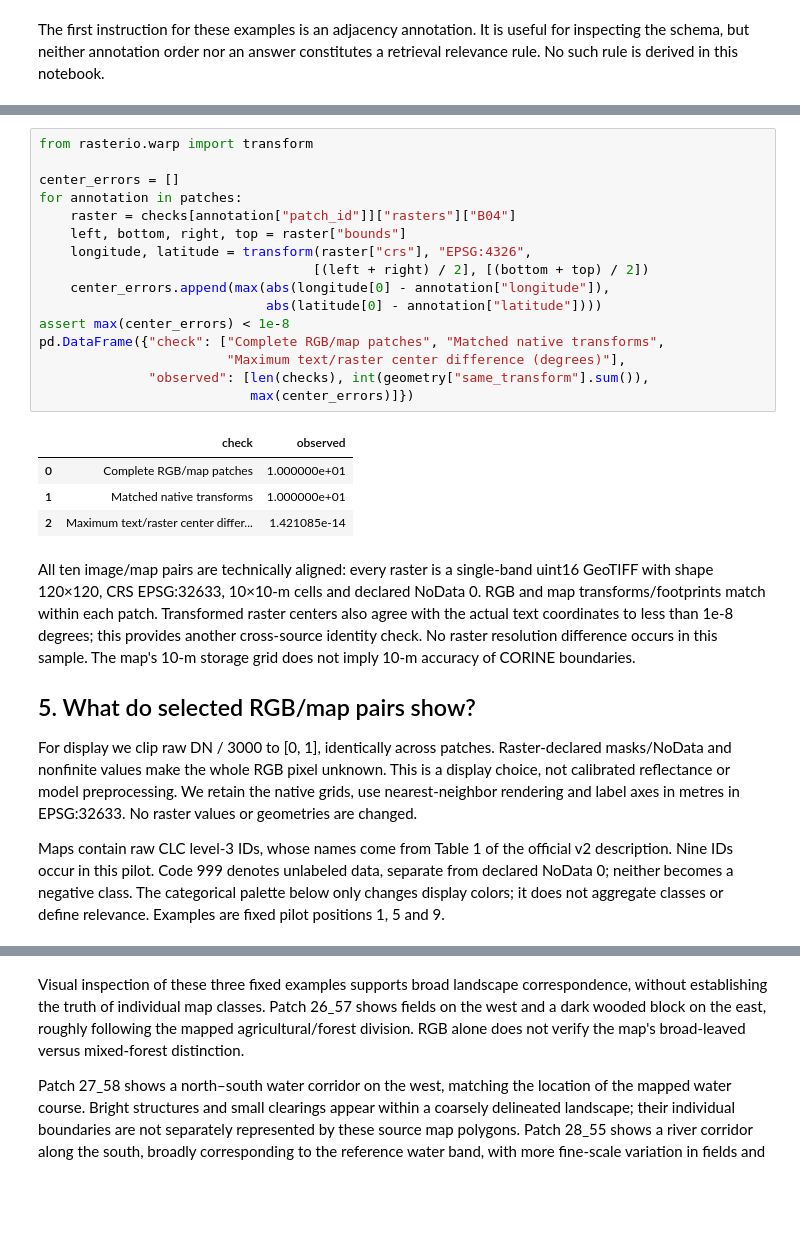
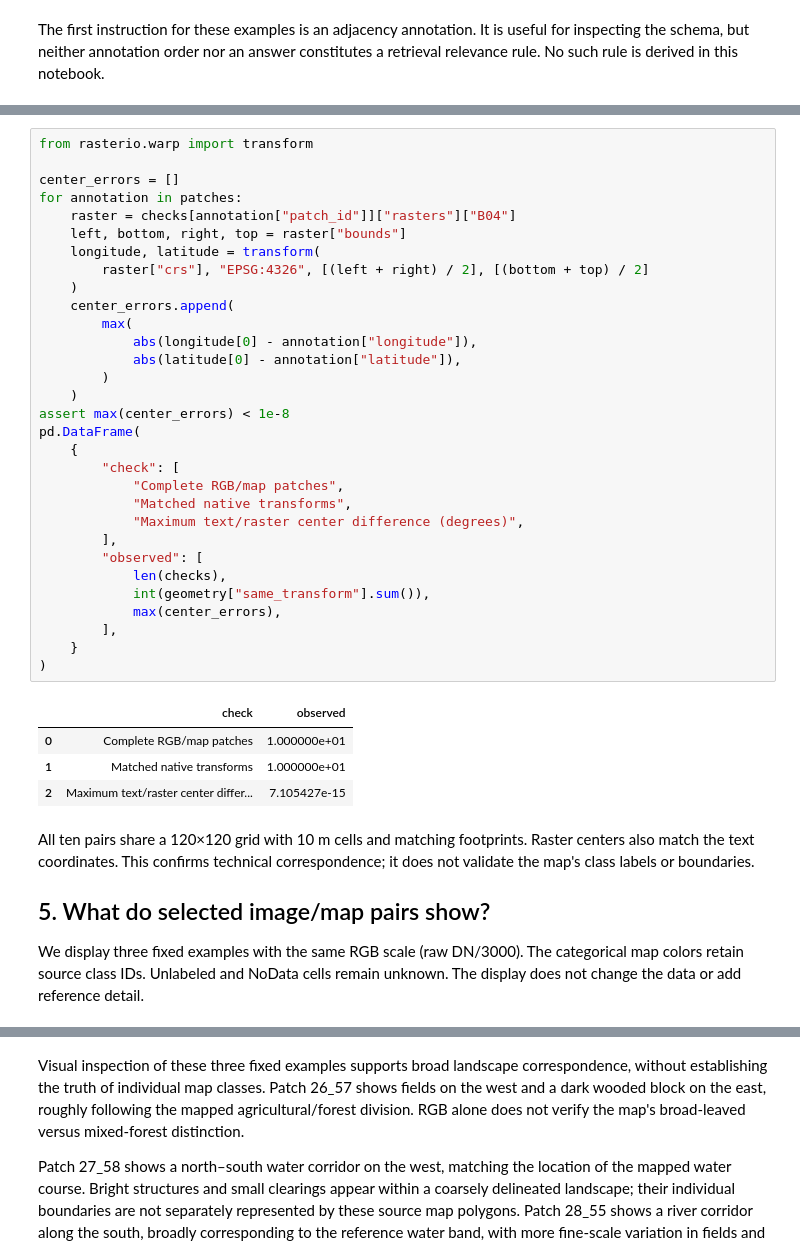
Before and after one commit to manuelmiddendorf/earth-observation, a Jupyter notebook: notebooks/01_data_understanding.ipynb, the cells around one changed output, grey strips where cells are left out. Saved outputs shown, nothing was run; the diff lists cells and outputs as text; blank space fills up the shorter version.

```diff
--- a/notebooks/01_data_understanding.ipynb
+++ b/notebooks/01_data_understanding.ipynb
@@ -149,46 +148,49 @@ Name: files, dtype: int64
 # %%
 from rasterio.warp import transform
 
 center_errors = []
 for annotation in patches:
     raster = checks[annotation["patch_id"]]["rasters"]["B04"]
     left, bottom, right, top = raster["bounds"]
-    longitude, latitude = transform(raster["crs"], "EPSG:4326",
-                                   [(left + right) / 2], [(bottom + top) / 2])
-    center_errors.append(max(abs(longitude[0] - annotation["longitude"]),
-                             abs(latitude[0] - annotation["latitude"])))
+    longitude, latitude = transform(
+        raster["crs"], "EPSG:4326", [(left + right) / 2], [(bottom + top) / 2]
+    )
+    center_errors.append(
+        max(
+            abs(longitude[0] - annotation["longitude"]),
+            abs(latitude[0] - annotation["latitude"]),
+        )
+    )
 assert max(center_errors) < 1e-8
-pd.DataFrame({"check": ["Complete RGB/map patches", "Matched native transforms",
-                        "Maximum text/raster center difference (degrees)"],
-              "observed": [len(checks), int(geometry["same_transform"].sum()),
-                           max(center_errors)]})
+pd.DataFrame(
+    {
+        "check": [
+            "Complete RGB/map patches",
+            "Matched native transforms",
+            "Maximum text/raster center difference (degrees)",
+        ],
+        "observed": [
+            len(checks),
+            int(geometry["same_transform"].sum()),
+            max(center_errors),
+        ],
+    }
+)
 # %% [output]
 |  | check | observed |
 | 0 | Complete RGB/map patches | 1.000000e+01 |
 | 1 | Matched native transforms | 1.000000e+01 |
-| 2 | Maximum text/raster center differ... | 1.421085e-14 |
+| 2 | Maximum text/raster center differ... | 7.105427e-15 |
 # %% [markdown]
-All ten image/map pairs are technically aligned: every raster is a
-single-band uint16 GeoTIFF with shape 120×120, CRS EPSG:32633, 10×10-m cells and
-declared NoData 0. RGB and map transforms/footprints match within each patch.
-Transformed raster centers also agree with the actual text coordinates to less
-than 1e-8 degrees; this provides another cross-source identity check.
-No raster resolution difference occurs in this sample. The map's 10-m storage
-grid does not imply 10-m accuracy of CORINE boundaries.
+All ten pairs share a 120×120 grid with 10 m cells and matching footprints.
+Raster centers also match the text coordinates. This confirms technical
+correspondence; it does not validate the map's class labels or boundaries.
 
-## 5. What do selected RGB/map pairs show?
+## 5. What do selected image/map pairs show?
 
-For display we clip raw DN / 3000 to [0, 1], identically across patches.
-Raster-declared masks/NoData and nonfinite values make the whole RGB pixel
-unknown. This is a display choice, not calibrated reflectance or model
-preprocessing. We retain the native grids, use nearest-neighbor rendering and
-label axes in metres in EPSG:32633. No raster values or geometries are changed.
-
-Maps contain raw CLC level-3 IDs, whose names come from Table 1 of the official
-v2 description. Nine IDs occur in this pilot. Code 999 denotes unlabeled data,
-separate from declared NoData 0; neither becomes a negative class. The categorical
-palette below only changes display colors; it does not aggregate classes or
-define relevance. Examples are fixed pilot positions 1, 5 and 9.
+We display three fixed examples with the same RGB scale (raw DN/3000).
+The categorical map colors retain source class IDs. Unlabeled and NoData cells
+remain unknown. The display does not change the data or add reference detail.
 # %%
 import numpy as np
 import rasterio
```
Also changed, not shown: parts of 7 cells of this notebook, 15 other files.
